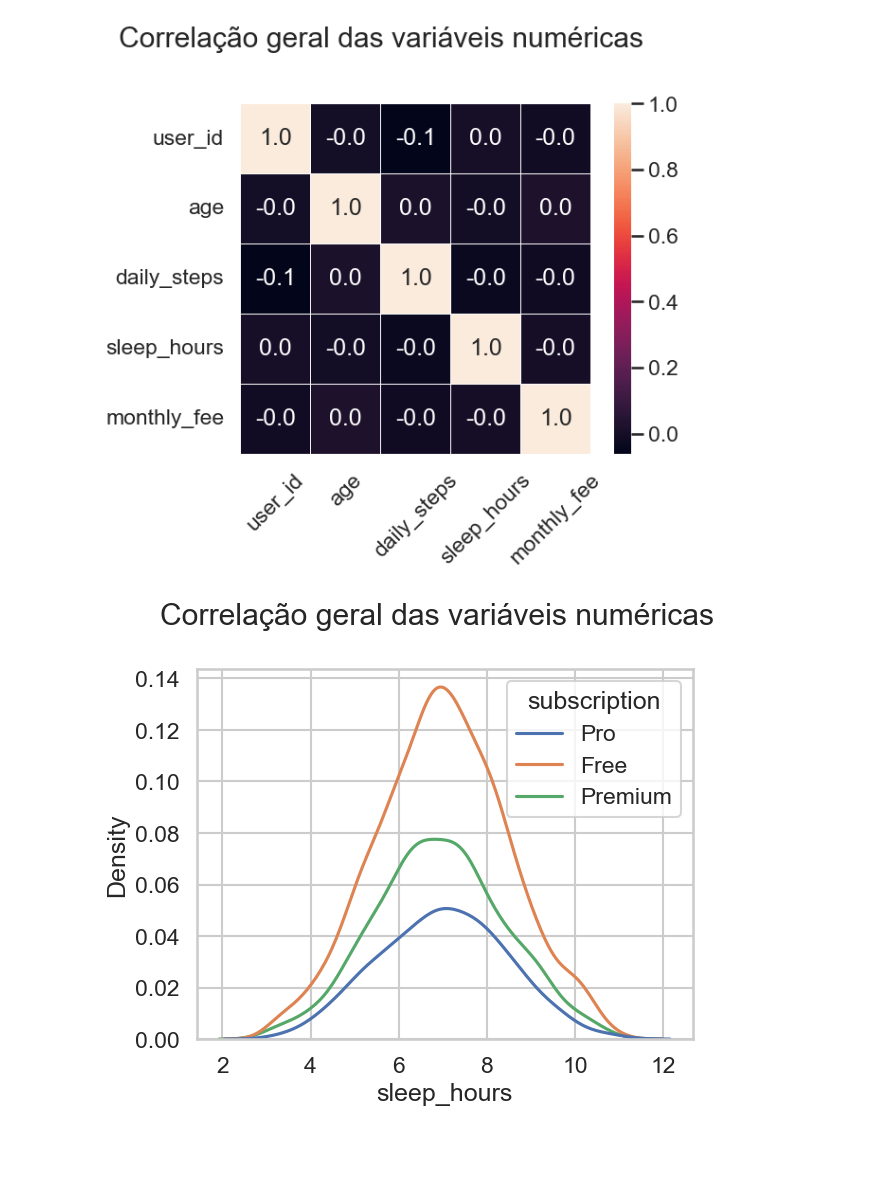
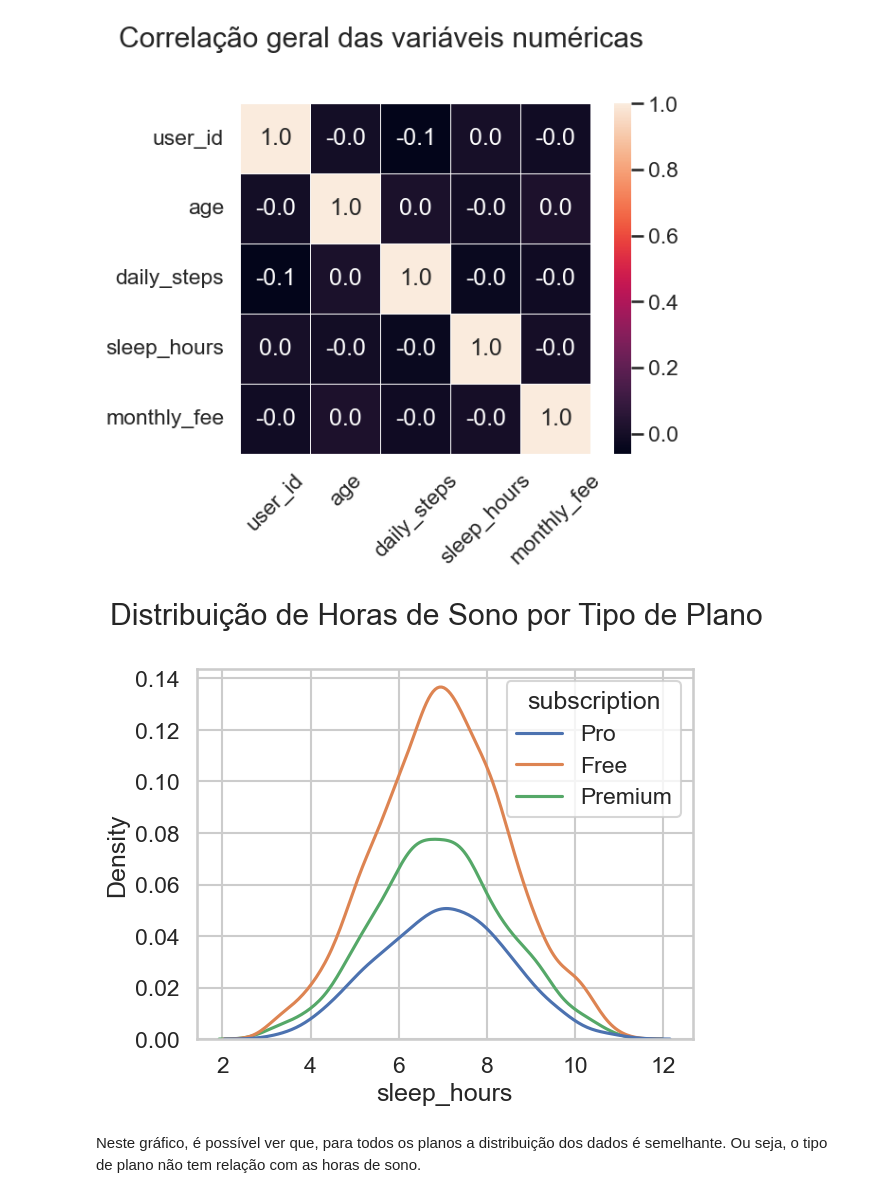
Before and after one commit to LeandroLDA/Data-Science-Exercises, a Jupyter notebook: FitTrack_EDA/fittrack_analise.ipynb, the cells around one changed output. Cells and saved outputs as stored; diff of their text form; code cells hidden in the pictures; blank space fills up the shorter version.

```diff
--- a/FitTrack_EDA/fittrack_analise.ipynb
+++ b/FitTrack_EDA/fittrack_analise.ipynb
@@ -269,7 +269,10 @@ plt.show()
 [figure]
 # %%
 g = sns.kdeplot(df_fit, x = "sleep_hours", hue = "subscription")
-g.figure.suptitle("Correlação geral das variáveis numéricas",y = 1.02)
+g.figure.suptitle("Distribuição de Horas de Sono por Tipo de Plano",y = 1.02)
 plt.show()
 # %% [output]
-[figure, old version]
+[figure, new version]
+# %% [markdown]
+Neste gráfico, é possível ver que, para todos os planos a distribuição dos dados é
+semelhante. Ou seja, o tipo de plano não tem relação com as horas de sono.
```
Also changed, not shown: 1 other file.
